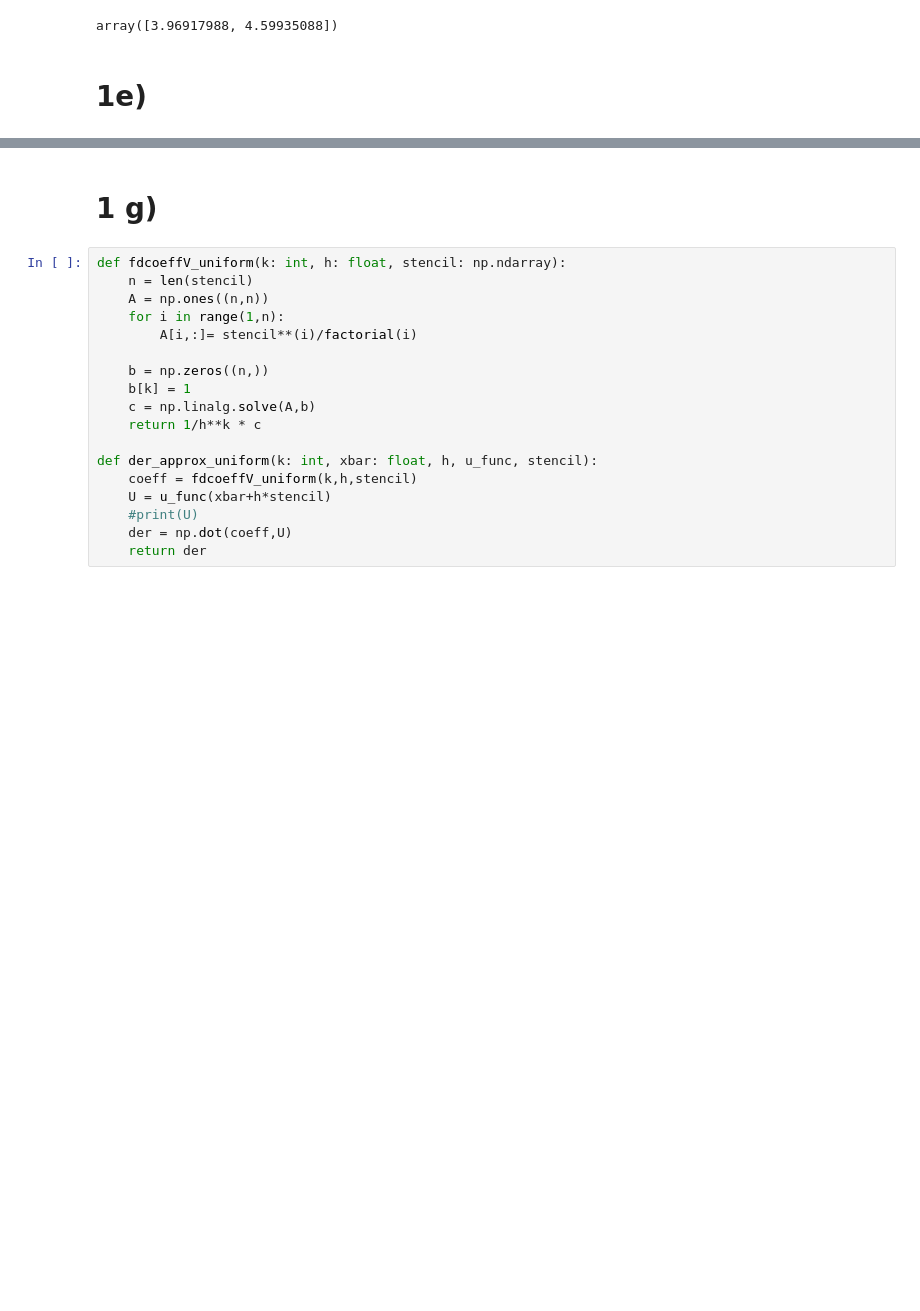
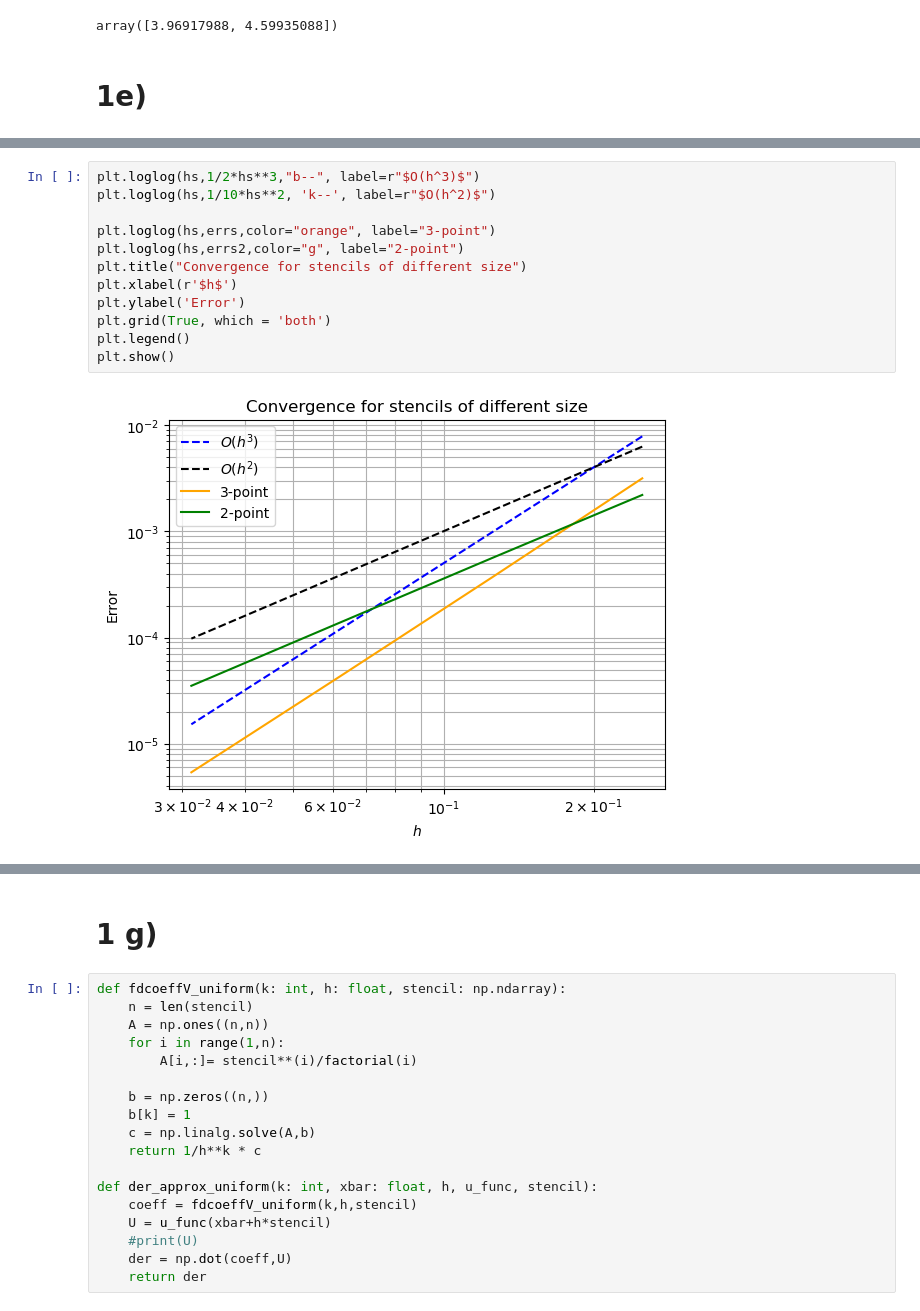
Before and after one commit to Maastrup/02687-SciFi-Computing, a Jupyter notebook: Assignment 1/uge1.ipynb, the cells around one changed output, grey strips where cells are left out. Drawn from its saved outputs; the diff is of its cells as text; blank space fills up the shorter version.

```diff
--- a/Assignment 1/uge1.ipynb
+++ b/Assignment 1/uge1.ipynb
@@ -148,3 +163,17 @@ plt.show()
+# %%
+plt.loglog(hs,1/2*hs**3,"b--", label=r"$O(h^3)$")
+plt.loglog(hs,1/10*hs**2, 'k--', label=r"$O(h^2)$")
+
+plt.loglog(hs,errs,color="orange", label="3-point")
+plt.loglog(hs,errs2,color="g", label="2-point")
+plt.title("Convergence for stencils of different size")
+plt.xlabel(r'$h$')
+plt.ylabel('Error')
+plt.grid(True, which = 'both')
+plt.legend()
+plt.show()
+# %% [output]
+[figure, added]
 # %%
 np.polyfit(np.log(hs), np.log(errs), 1)
 # %% [output]
```
Also changed, not shown: parts of 4 cells of this notebook, 1 other file.
